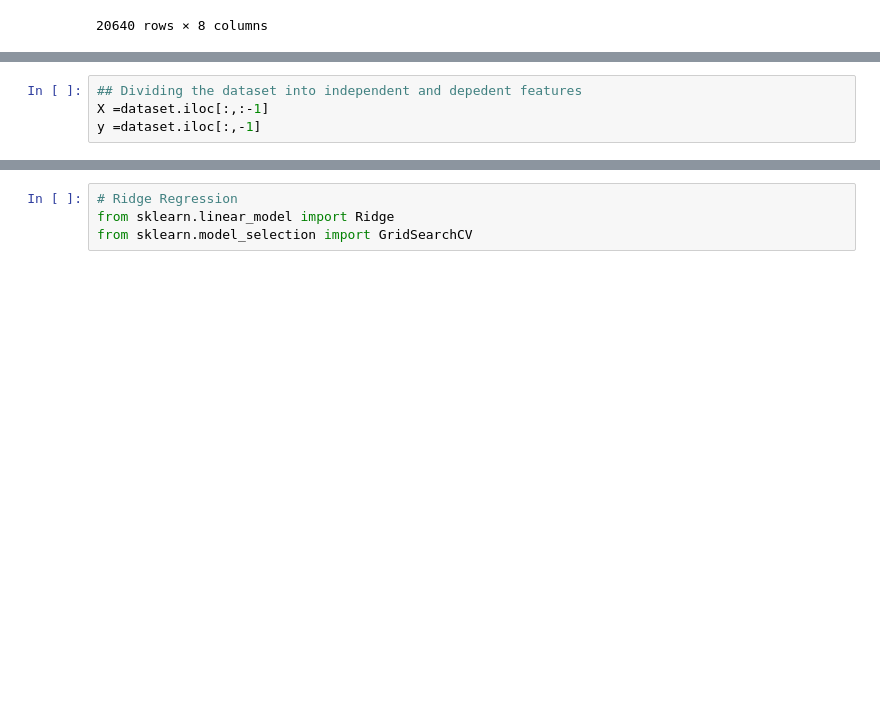
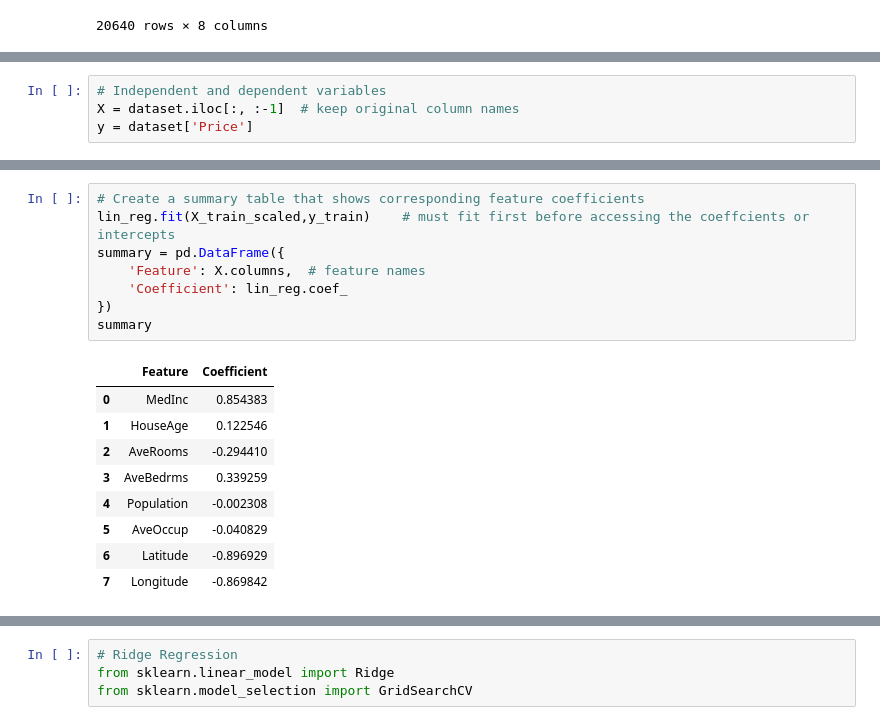
Before and after one commit to hcorbat1/Machine-Learning-Enhancement, a Jupyter notebook: ML preactice on linear & logistic regressions.ipynb, the cells around one changed output, grey strips where cells are left out. Saved outputs shown, nothing was run; the diff lists cells and outputs as text; blank space fills up the shorter version.

```diff
--- a/ML preactice on linear & logistic regressions.ipynb
+++ b/ML preactice on linear & logistic regressions.ipynb
@@ -68,9 +69,9 @@ dataset.head()
 | 3 | 5.6431 | 52.0 | 5.817352 | 1.073059 | 558.0 | 2.547945 | 37.85 | -122.25 | 3.413 |
 | 4 | 3.8462 | 52.0 | 6.281853 | 1.081081 | 565.0 | 2.181467 | 37.85 | -122.25 | 3.422 |
 # %%
-## Dividing the dataset into independent and depedent features
-X =dataset.iloc[:,:-1]
-y =dataset.iloc[:,-1]
+# Independent and dependent variables
+X = dataset.iloc[:, :-1]  # keep original column names
+y = dataset['Price']
 # %%
 X.head()
 # %% [output]
@@ -103,0 +115,18 @@ print(mean_rmse)
+# %%
+# Create a summary table that shows corresponding feature coefficients
+lin_reg.fit(X_train_scaled,y_train)    # must fit first before accessing the coeffcients or intercepts
+summary = pd.DataFrame({
+    'Feature': X.columns,  # feature names
+    'Coefficient': lin_reg.coef_
+})
+summary
+# %% [output]
+|  | Feature | Coefficient |
+| 0 | MedInc | 0.854383 |
+| 1 | HouseAge | 0.122546 |
+| 2 | AveRooms | -0.294410 |
+| 3 | AveBedrms | 0.339259 |
+| 4 | Population | -0.002308 |
+| 5 | AveOccup | -0.040829 |
+| 6 | Latitude | -0.896929 |
+| 7 | Longitude | -0.869842 |
```
Also changed, not shown: parts of 27 cells of this notebook.
